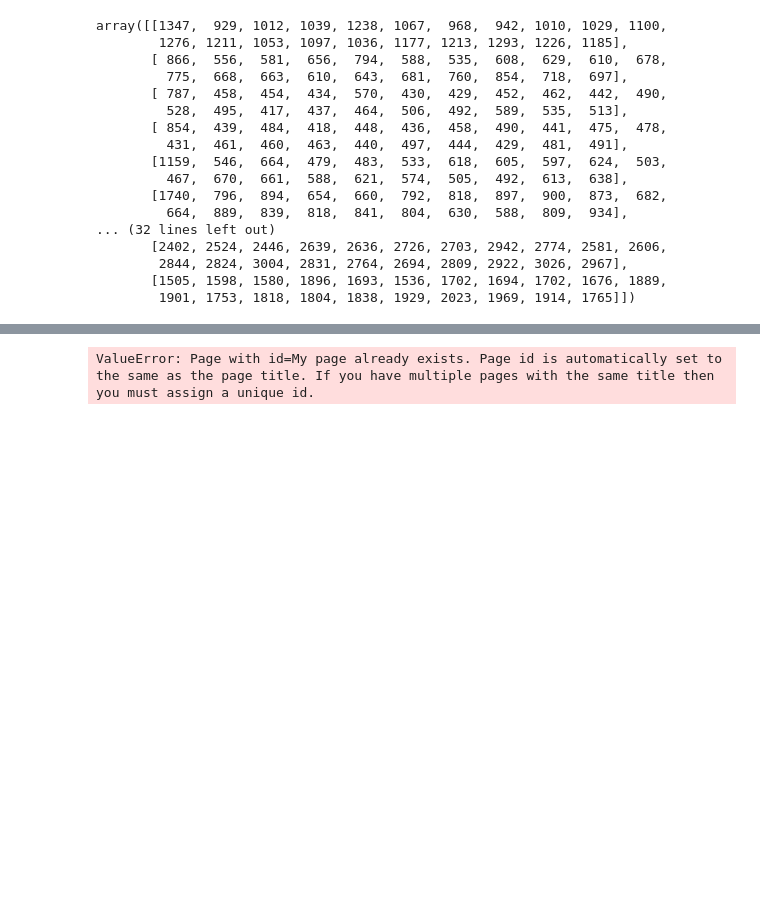
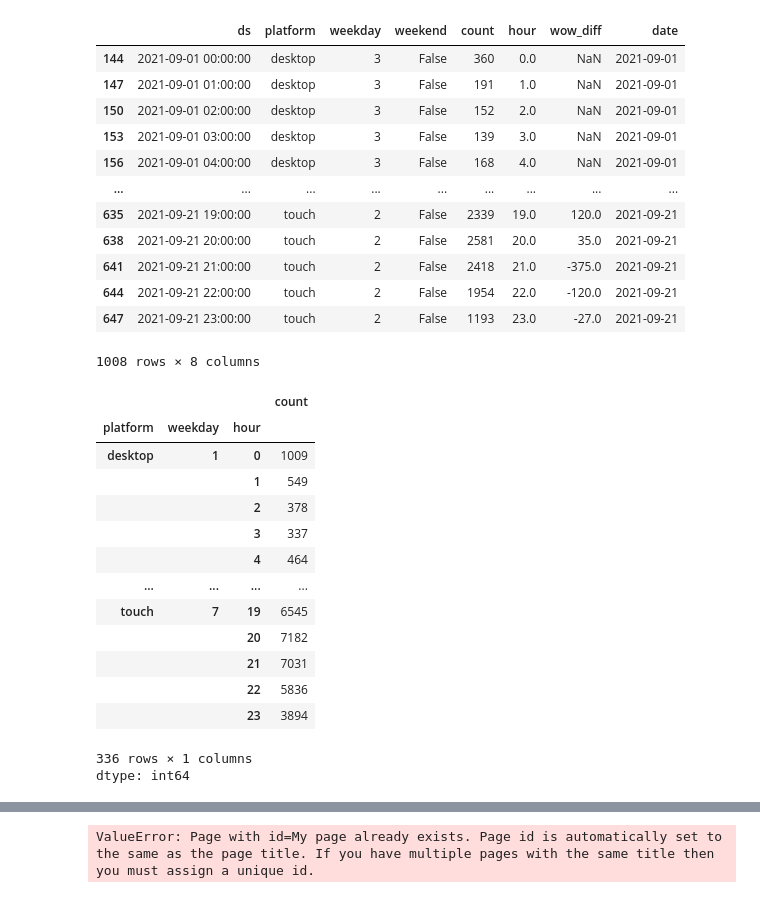
Before and after one commit to aleks-haksly/VIZRO, a Jupyter notebook: demos/heatmap.ipynb, the cells around one changed output, grey strips where cells are left out. Saved outputs shown, nothing was run; the diff lists cells and outputs as text; code cells hidden in the pictures; blank space fills up the shorter version.

```diff
--- a/demos/heatmap.ipynb
+++ b/demos/heatmap.ipynb
@@ -16,26 +16,44 @@ def select(sql):
     return pd.read_sql(sql, engine)
 # %%
 df = select("SELECT * FROM vizro.yandex_data_agg")
+# %%
+df_2 = select("SELECT *, date_part('h', ds) as hour, count - lag(count, 1) OVER (partition by platform, weekday, date_part('h', ds) order by ds) as wow_diff FROM vizro.yandex_data_agg")
+# %%
+df_2['date'] = df_2["ds"].dt.date
 # %%
 df['hour'] = df["ds"].dt.hour
 df['date'] = df["ds"].dt.date
+# %%
+df_2.sort_values(by=['platform','ds'])
+# %% [output]
+|  | ds | platform | weekday | weekend | count | hour | wow_diff | date |
+| 144 | 2021-09-01 00:00:00 | desktop | 3 | False | 360 | 0.0 | NaN | 2021-09-01 |
+| 147 | 2021-09-01 01:00:00 | desktop | 3 | False | 191 | 1.0 | NaN | 2021-09-01 |
+| 150 | 2021-09-01 02:00:00 | desktop | 3 | False | 152 | 2.0 | NaN | 2021-09-01 |
+| 153 | 2021-09-01 03:00:00 | desktop | 3 | False | 139 | 3.0 | NaN | 2021-09-01 |
+| 156 | 2021-09-01 04:00:00 | desktop | 3 | False | 168 | 4.0 | NaN | 2021-09-01 |
+| ... | ... | ... | ... | ... | ... | ... | ... | ... |
+| 635 | 2021-09-21 19:00:00 | touch | 2 | False | 2339 | 19.0 | 120.0 | 2021-09-21 |
+| 638 | 2021-09-21 20:00:00 | touch | 2 | False | 2581 | 20.0 | 35.0 | 2021-09-21 |
+| 641 | 2021-09-21 21:00:00 | touch | 2 | False | 2418 | 21.0 | -375.0 | 2021-09-21 |
+| 644 | 2021-09-21 22:00:00 | touch | 2 | False | 1954 | 22.0 | -120.0 | 2021-09-21 |
+| 647 | 2021-09-21 23:00:00 | touch | 2 | False | 1193 | 23.0 | -27.0 | 2021-09-21 |
+1008 rows × 8 columns
 # %%
-df.groupby(['hour', 'date'])['count'].sum().unstack(fill_value=0).values
+df.groupby(["platform", "weekday", 'hour'])["count"].sum()
 # %% [output]
+|  |  |  | count |
+| platform | weekday | hour |  |
+| desktop | 1 | 0 | 1009 |
+|  |  | 1 | 549 |
+|  |  | 2 | 378 |
+|  |  | 3 | 337 |
+|  |  | 4 | 464 |
+| ... | ... | ... | ... |
+| touch | 7 | 19 | 6545 |
+|  |  | 20 | 7182 |
+|  |  | 21 | 7031 |
+|  |  | 22 | 5836 |
+|  |  | 23 | 3894 |
-array([[1347,  929, 1012, 1039, 1238, 1067,  968,  942, 1010, 1029, 1100,
-        1276, 1211, 1053, 1097, 1036, 1177, 1213, 1293, 1226, 1185],
-       [ 866,  556,  581,  656,  794,  588,  535,  608,  629,  610,  678,
-         775,  668,  663,  610,  643,  681,  760,  854,  718,  697],
-       [ 787,  458,  454,  434,  570,  430,  429,  452,  462,  442,  490,
-         528,  495,  417,  437,  464,  506,  492,  589,  535,  513],
-       [ 854,  439,  484,  418,  448,  436,  458,  490,  441,  475,  478,
-         431,  461,  460,  463,  440,  497,  444,  429,  481,  491],
-       [1159,  546,  664,  479,  483,  533,  618,  605,  597,  624,  503,
-         467,  670,  661,  588,  621,  574,  505,  492,  613,  638],
-       [1740,  796,  894,  654,  660,  792,  818,  897,  900,  873,  682,
-         664,  889,  839,  818,  841,  804,  630,  588,  809,  934],
-... (32 lines left out)
-       [2402, 2524, 2446, 2639, 2636, 2726, 2703, 2942, 2774, 2581, 2606,
-        2844, 2824, 3004, 2831, 2764, 2694, 2809, 2922, 3026, 2967],
-       [1505, 1598, 1580, 1896, 1693, 1536, 1702, 1694, 1702, 1676, 1889,
-        1901, 1753, 1818, 1804, 1838, 1929, 2023, 1969, 1914, 1765]])
+336 rows × 1 columns
+dtype: int64
```
Also changed, not shown: parts of 7 cells of this notebook.
